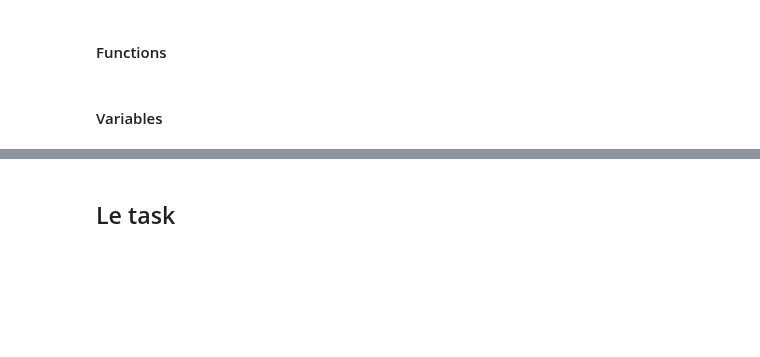
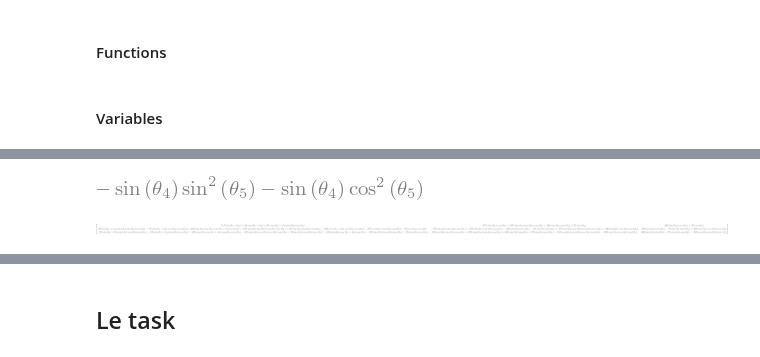
Before and after one commit to BirkHveding/RobotTek, a Jupyter notebook: task_4.ipynb, the cells around one changed output, grey strips where cells are left out. Drawn from its saved outputs; the diff is of its cells as text; code cells hidden in the pictures; blank space fills up the shorter version.

```diff
--- a/task_4.ipynb
+++ b/task_4.ipynb
@@ -133,0 +115,5 @@ S_bp = Matrix([[-1, 0, 0, 0, 0, 0], [0, -1, -1, 0, -1, 0], [0, 0, 0, -1, 0, 1],
+# %%
+det_arm = Jb_arm.det()
+det_arm
+# %% [output]
+[figure, added]
@@ -133,0 +122,4 @@ S_bp = Matrix([[-1, 0, 0, 0, 0, 0], [0, -1, -1, 0, -1, 0], [0, 0, 0, -1, 0, 1],
+# %%
+Jb_wrist
+# %% [output]
+[figure, added]
```
Also changed, not shown: parts of 14 cells of this notebook.
